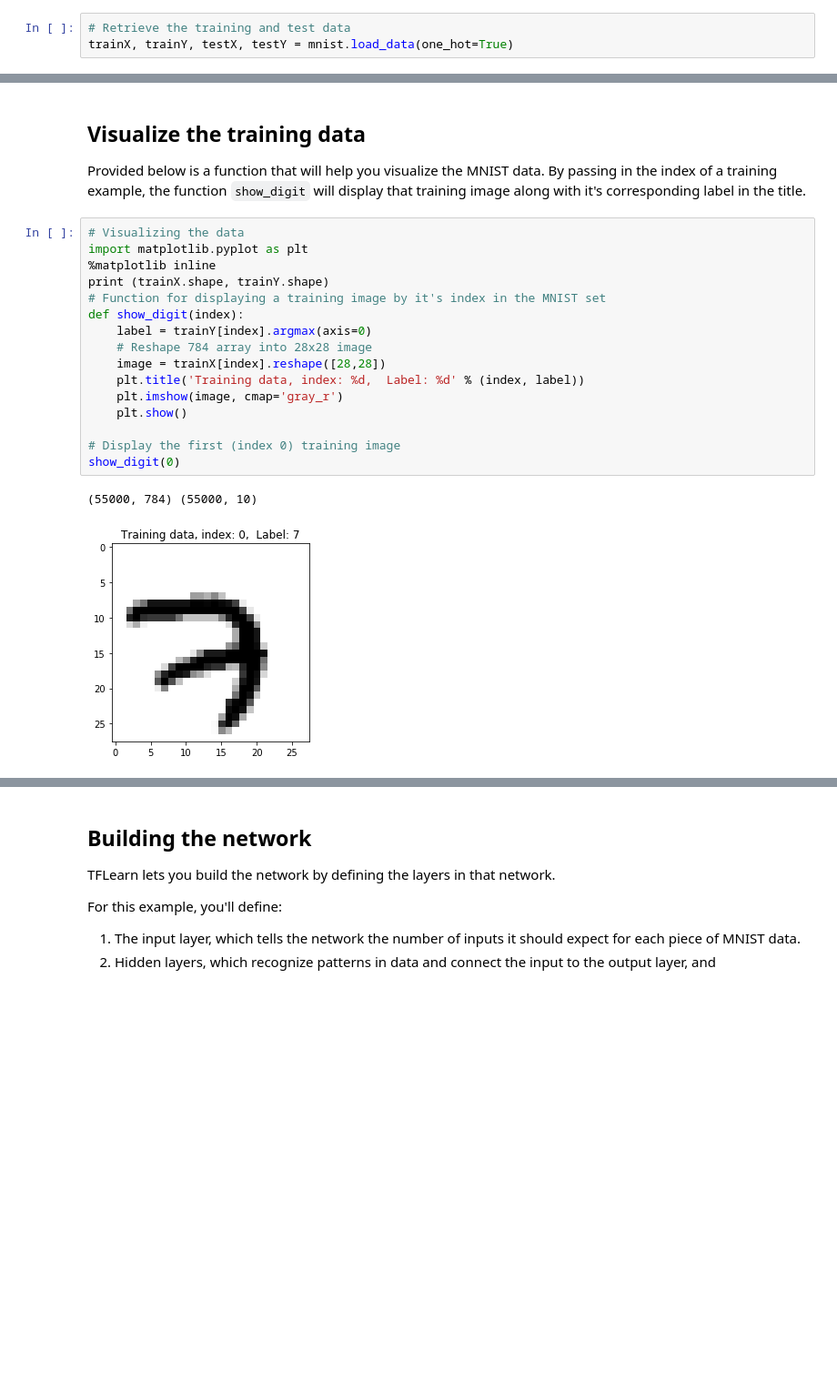
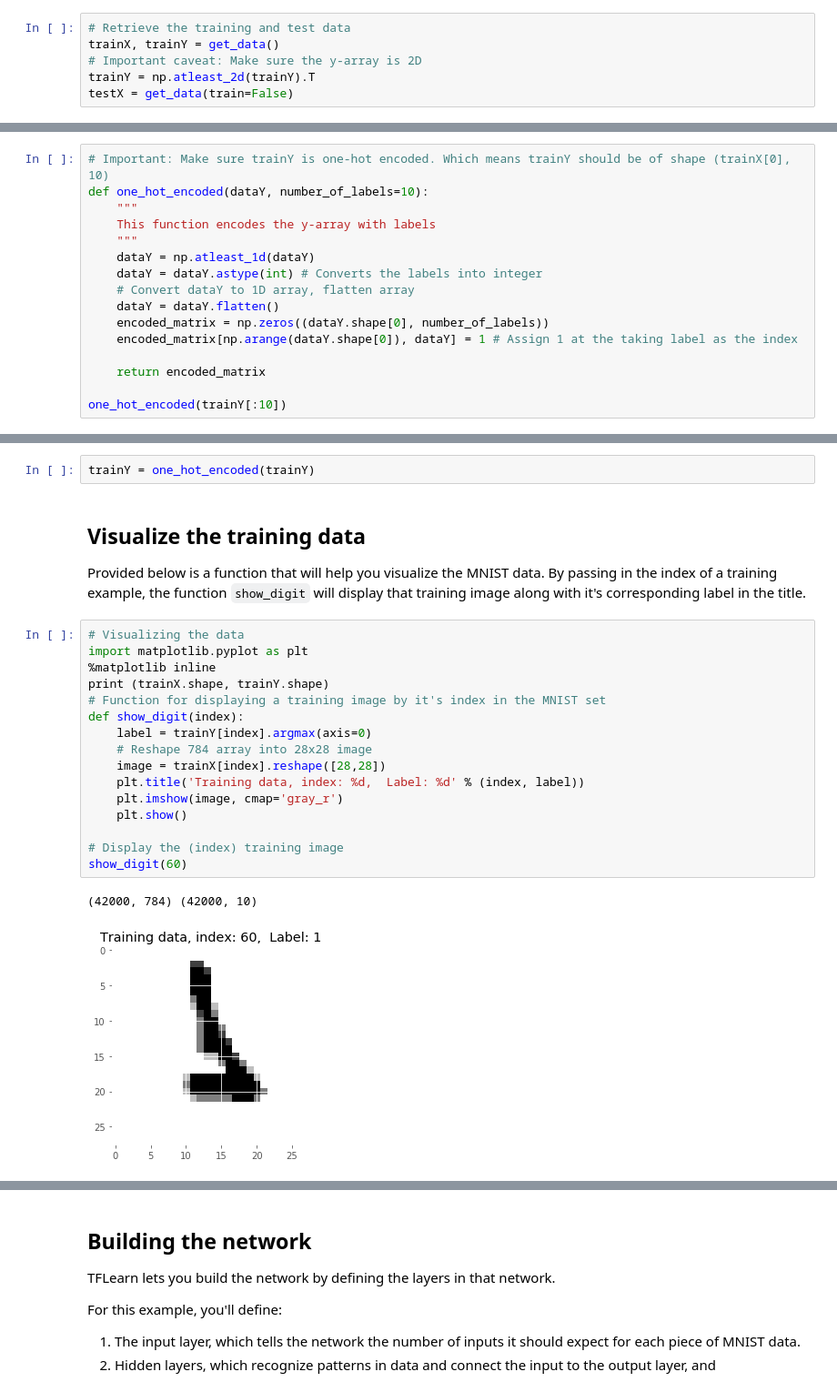
Before and after one commit to beegeesquare/DigitRecognizer, a Jupyter notebook: TFLearn_Digit_Recognition-Kaggle.ipynb, the cells around one changed output, grey strips where cells are left out. Shown at 91% size. Drawn from its saved outputs; the diff is of its cells as text; blank space fills up the shorter version.

```diff
--- a/TFLearn_Digit_Recognition-Kaggle.ipynb
+++ b/TFLearn_Digit_Recognition-Kaggle.ipynb
@@ -33,3 +55,6 @@ Flattening the data throws away information about the 2D structure of the image,
 # %%
 # Retrieve the training and test data
-trainX, trainY, testX, testY = mnist.load_data(one_hot=True)
+trainX, trainY = get_data()
+# Important caveat: Make sure the y-array is 2D
+trainY = np.atleast_2d(trainY).T
+testX = get_data(train=False)
@@ -48,0 +66,16 @@ Extracting mnist/t10k-labels-idx1-ubyte.gz
+# %%
+# Important: Make sure trainY is one-hot encoded. Which means trainY should be of shape (trainX[0], 10)
+def one_hot_encoded(dataY, number_of_labels=10):
+    """
+    This function encodes the y-array with labels
+    """
+    dataY = np.atleast_1d(dataY)
+    dataY = dataY.astype(int) # Converts the labels into integer
+    # Convert dataY to 1D array, flatten array
+    dataY = dataY.flatten()
+    encoded_matrix = np.zeros((dataY.shape[0], number_of_labels))
+    encoded_matrix[np.arange(dataY.shape[0]), dataY] = 1 # Assign 1 at the taking label as the index
+
+    return encoded_matrix
+
+one_hot_encoded(trainY[:10])
@@ -49,3 +93,5 @@ Extracting mnist/t10k-labels-idx1-ubyte.gz
+# %%
+trainY = one_hot_encoded(trainY)
 # %% [markdown]
 ## Visualize the training data
 
@@ -53,19 +99,19 @@ Provided below is a function that will help you visualize the MNIST data. By pas
 # %%
 # Visualizing the data
 import matplotlib.pyplot as plt
 %matplotlib inline
 print (trainX.shape, trainY.shape)
 # Function for displaying a training image by it's index in the MNIST set
 def show_digit(index):
     label = trainY[index].argmax(axis=0)
     # Reshape 784 array into 28x28 image
     image = trainX[index].reshape([28,28])
     plt.title('Training data, index: %d,  Label: %d' % (index, label))
     plt.imshow(image, cmap='gray_r')
     plt.show()
 
-# Display the first (index 0) training image
-show_digit(0)
+# Display the (index) training image
+show_digit(60)
 # %% [output]
-(55000, 784) (55000, 10)
+(42000, 784) (42000, 10)
-[figure, old version]
+[figure, new version]
```
Also changed, not shown: parts of 14 cells of this notebook.
